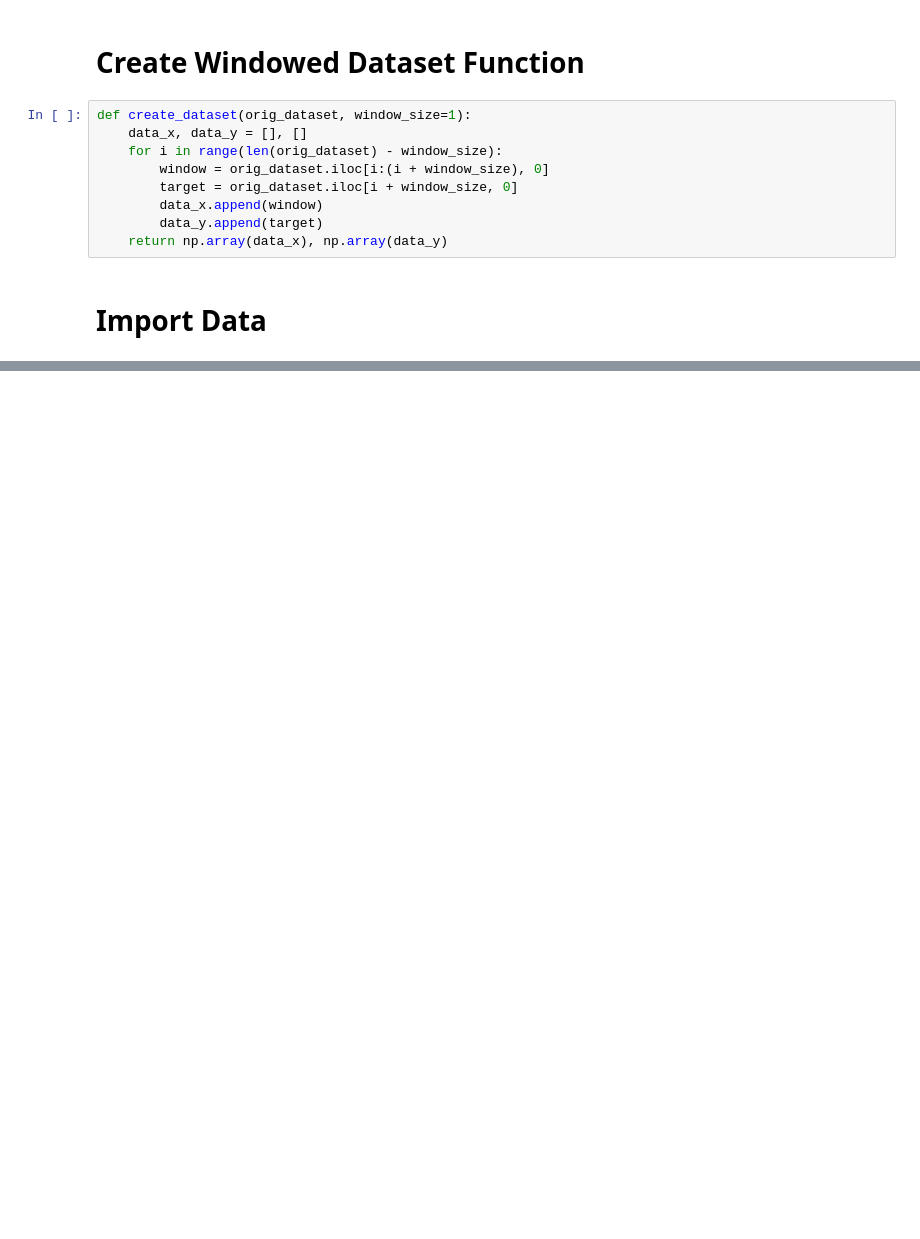
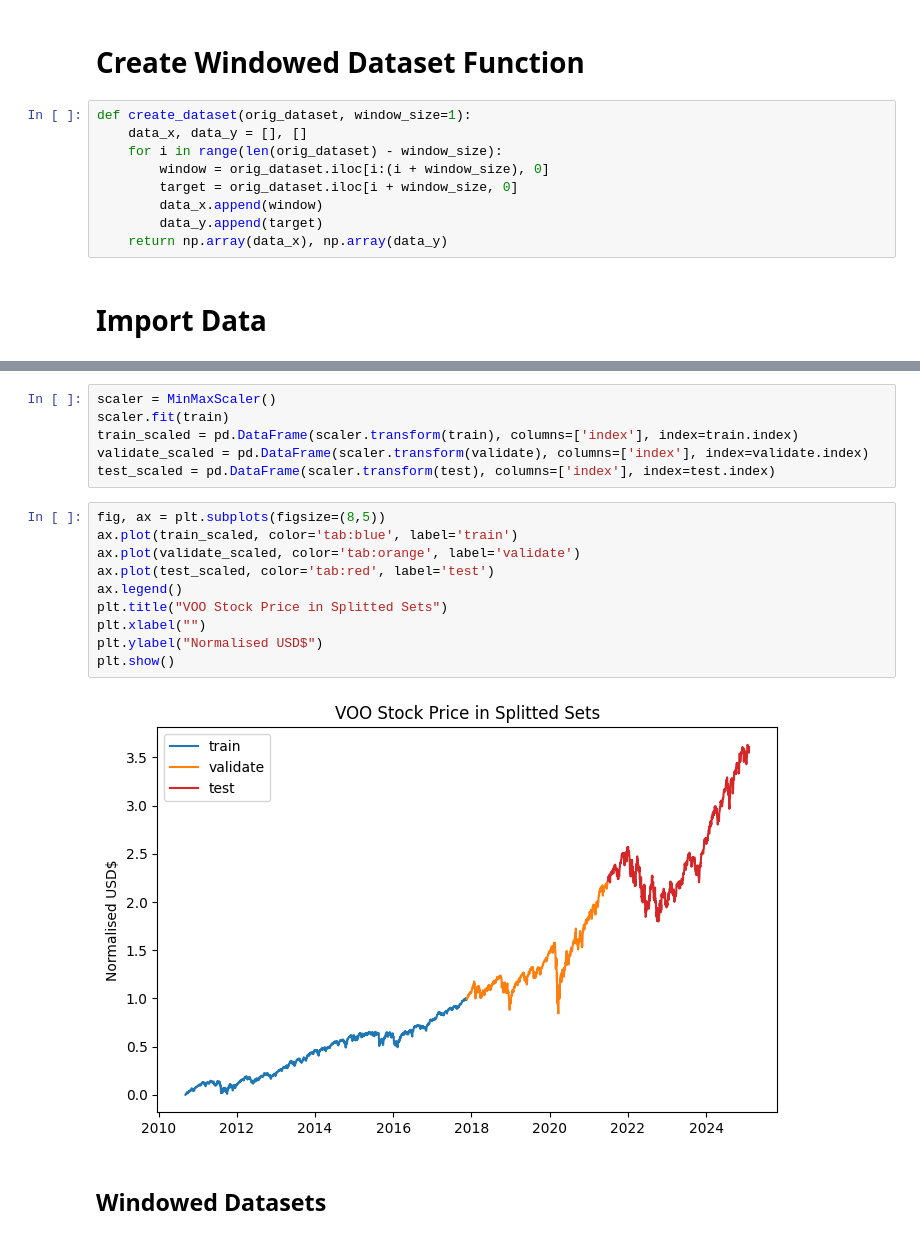
Before and after one commit to moscmh/portfolio, a Jupyter notebook: Time_Series/Tickers/voo.ipynb, the cells around one changed output, grey strips where cells are left out. Saved outputs shown, nothing was run; the diff lists cells and outputs as text; blank space fills up the shorter version.

```diff
--- a/Time_Series/Tickers/voo.ipynb
+++ b/Time_Series/Tickers/voo.ipynb
@@ -77,0 +106,20 @@ memory usage: 254.9 KB
+# %%
+scaler = MinMaxScaler()
+scaler.fit(train)
+train_scaled = pd.DataFrame(scaler.transform(train), columns=['index'], index=train.index)
+validate_scaled = pd.DataFrame(scaler.transform(validate), columns=['index'], index=validate.index)
+test_scaled = pd.DataFrame(scaler.transform(test), columns=['index'], index=test.index)
+# %%
+fig, ax = plt.subplots(figsize=(8,5))
+ax.plot(train_scaled, color='tab:blue', label='train')
+ax.plot(validate_scaled, color='tab:orange', label='validate')
+ax.plot(test_scaled, color='tab:red', label='test')
+ax.legend()
+plt.title("VOO Stock Price in Splitted Sets")
+plt.xlabel("")
+plt.ylabel("Normalised USD$")
+plt.show()
+# %% [output]
+[figure, added]
+# %% [markdown]
+## Windowed Datasets
```
Also changed, not shown: parts of 15 cells of this notebook, 1 other file.
